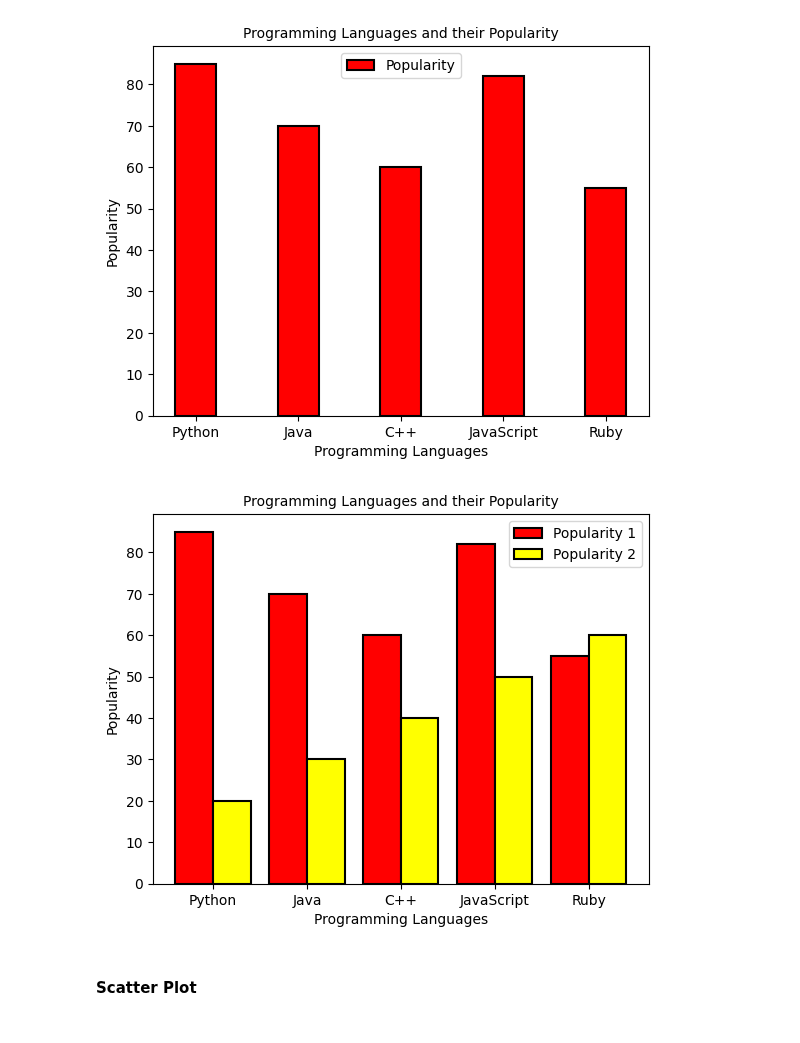
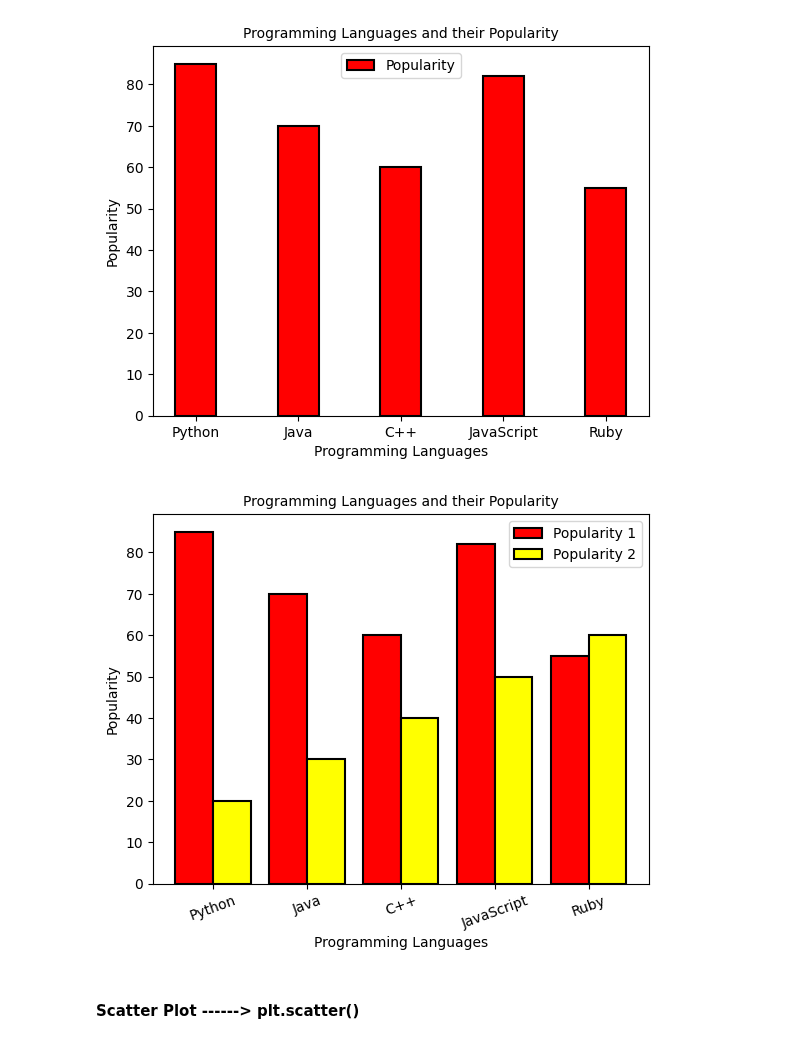
Before and after one commit to AnkitBhagat17/Data_Visualization, a Jupyter notebook: Matplotlib.ipynb, the cells around one changed output. Saved outputs shown, nothing was run; the diff lists cells and outputs as text; code cells hidden in the pictures.

```diff
--- a/Matplotlib.ipynb
+++ b/Matplotlib.ipynb
@@ -20,20 +20,20 @@ import numpy as np
 # %%
 x = ["Python", "Java", "C++", "JavaScript", "Ruby"]
 y = [85, 70, 60, 82, 55]
 z = [20, 30, 40, 50, 60]
 width = 0.4
 p = np.arange(len(x))
 p1 = [j + width for j in p]
 
 plt.bar(p, y, color='red', width=width, edgecolor='black', linewidth=1.5, label='Popularity 1')
 plt.bar(p1, z, color='yellow', width=width, edgecolor='black', linewidth=1.5, label='Popularity 2')
 plt.xlabel("Programming Languages", fontsize=10)
 plt.ylabel("Popularity", fontsize=10)
 plt.title("Programming Languages and their Popularity", fontsize=10)
-plt.xticks([j + width / 2 for j in p], x)
+plt.xticks([j + width / 2 for j in p], x, rotation = 20)
 plt.legend()
 plt.show()
 # %% [output]
-[figure, old version]
+[figure, new version]
 # %% [markdown]
-#### Scatter Plot
+#### Scatter Plot ------> plt.scatter()
```
Also changed, not shown: parts of 1 cell of this notebook.
